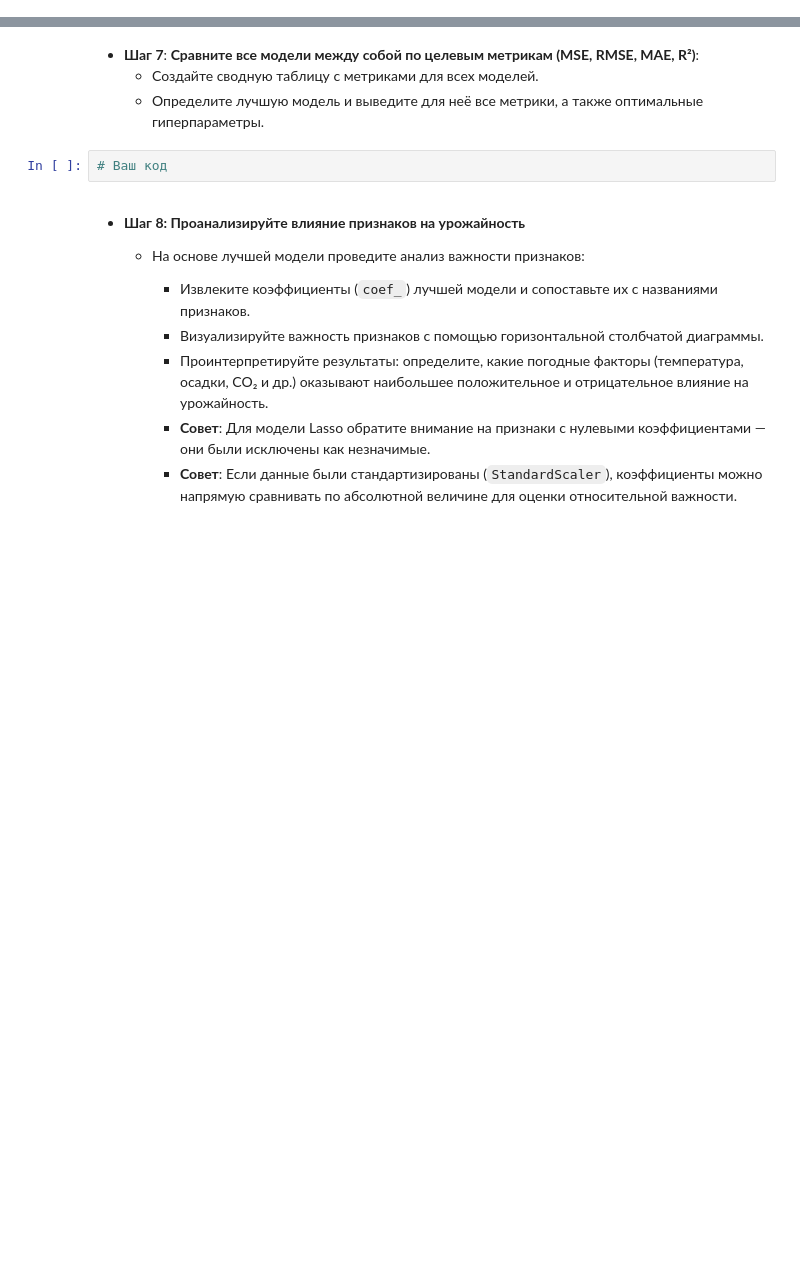
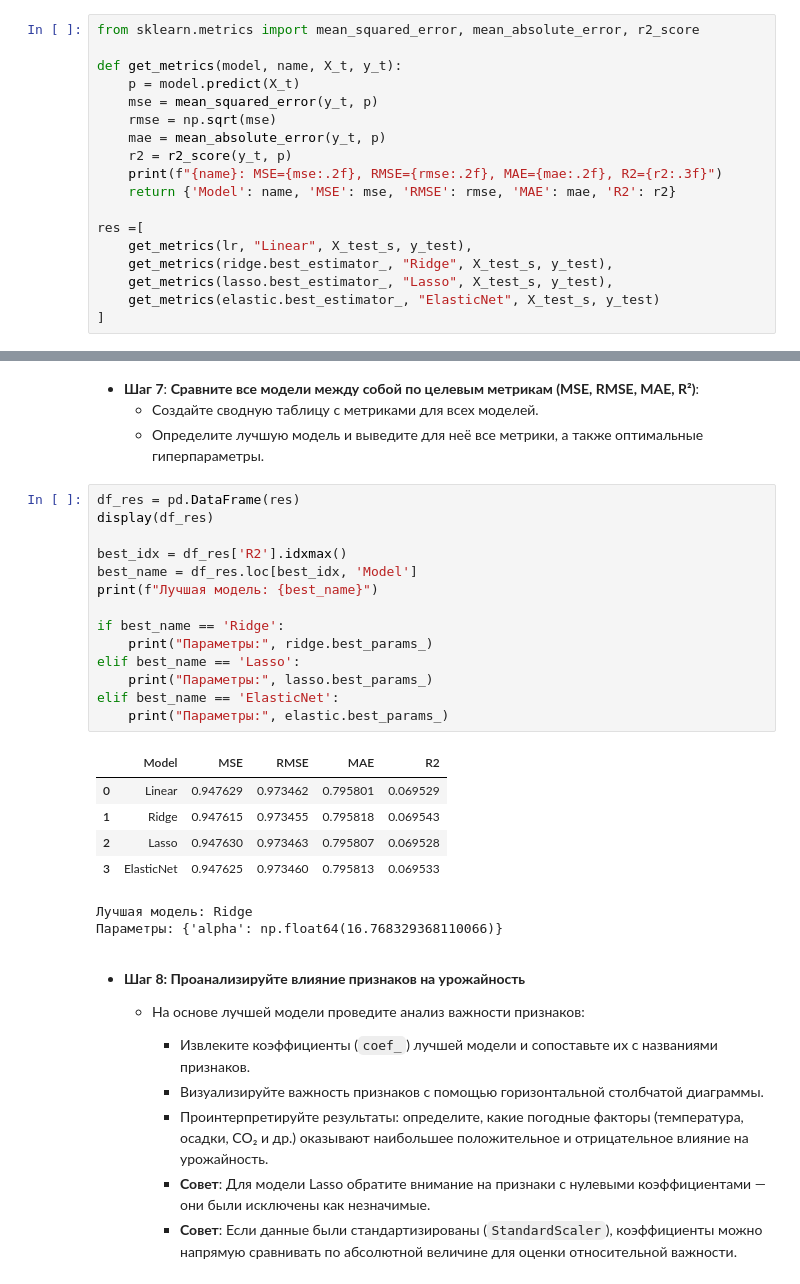
Before and after one commit to re-side/ml_basic, a Jupyter notebook: Практическая_работа_№5_Линейная_и_логистическая_регрессия.ipynb, the cells around one changed output, grey strips where cells are left out. Saved outputs shown, nothing was run; the diff lists cells and outputs as text; blank space fills up the shorter version.

```diff
--- a/Практическая_работа_№5_Линейная_и_логистическая_регрессия.ipynb
+++ b/Практическая_работа_№5_Линейная_и_логистическая_регрессия.ipynb
@@ -282,0 +340,18 @@ import numpy as np
+# %%
+from sklearn.metrics import mean_squared_error, mean_absolute_error, r2_score
+
+def get_metrics(model, name, X_t, y_t):
+    p = model.predict(X_t)
+    mse = mean_squared_error(y_t, p)
+    rmse = np.sqrt(mse)
+    mae = mean_absolute_error(y_t, p)
+    r2 = r2_score(y_t, p)
+    print(f"{name}: MSE={mse:.2f}, RMSE={rmse:.2f}, MAE={mae:.2f}, R2={r2:.3f}")
+    return {'Model': name, 'MSE': mse, 'RMSE': rmse, 'MAE': mae, 'R2': r2}
+
+res =[
+    get_metrics(lr, "Linear", X_test_s, y_test),
+    get_metrics(ridge.best_estimator_, "Ridge", X_test_s, y_test),
+    get_metrics(lasso.best_estimator_, "Lasso", X_test_s, y_test),
+    get_metrics(elastic.best_estimator_, "ElasticNet", X_test_s, y_test)
+]
@@ -291,8 +396,28 @@ import numpy as np
 - **Шаг 7**: **Сравните все модели между собой по целевым метрикам (MSE, RMSE, MAE, R²)**:
   - Создайте сводную таблицу с метриками для всех моделей.
   - Определите лучшую модель и выведите для неё все метрики, а также оптимальные гиперпараметры.
-# %%
-# Ваш код
+# %%
+df_res = pd.DataFrame(res)
+display(df_res)
+
+best_idx = df_res['R2'].idxmax()
+best_name = df_res.loc[best_idx, 'Model']
+print(f"Лучшая модель: {best_name}")
+
+if best_name == 'Ridge':
+    print("Параметры:", ridge.best_params_)
+elif best_name == 'Lasso':
+    print("Параметры:", lasso.best_params_)
+elif best_name == 'ElasticNet':
+    print("Параметры:", elastic.best_params_)
+# %% [output]
+|  | Model | MSE | RMSE | MAE | R2 |
+| 0 | Linear | 0.947629 | 0.973462 | 0.795801 | 0.069529 |
+| 1 | Ridge | 0.947615 | 0.973455 | 0.795818 | 0.069543 |
+| 2 | Lasso | 0.947630 | 0.973463 | 0.795807 | 0.069528 |
+| 3 | ElasticNet | 0.947625 | 0.973460 | 0.795813 | 0.069533 |
+Лучшая модель: Ridge
+Параметры: {'alpha': np.float64(16.768329368110066)}
 # %% [markdown]
 - **Шаг 8: Проанализируйте влияние признаков на урожайность**
 
```
Also changed, not shown: parts of 15 cells of this notebook.
